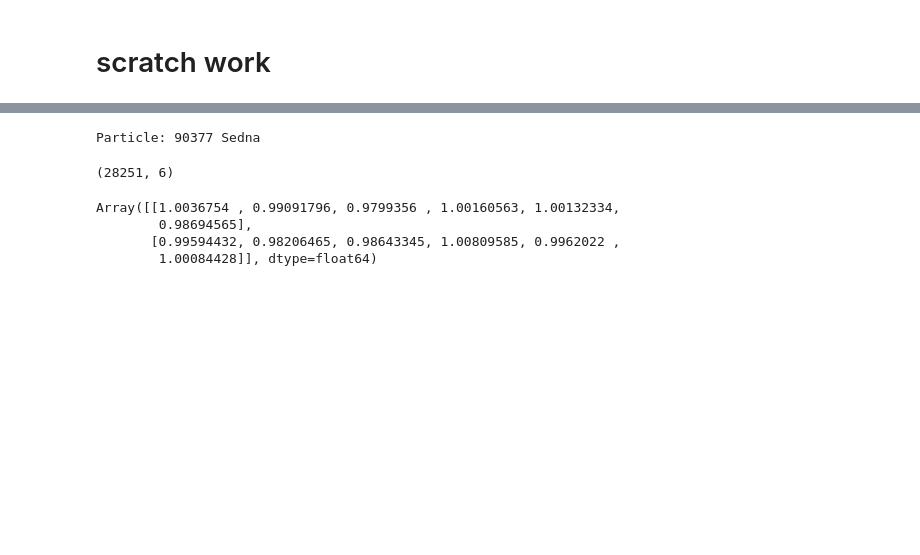
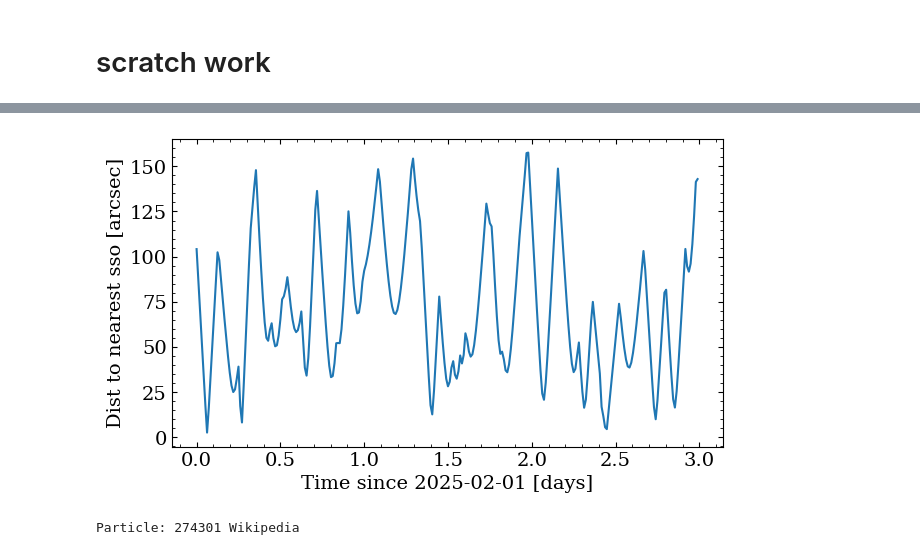
Before and after one commit to ben-cassese/jorbit, a Jupyter notebook: scratch.ipynb, the cells around one changed output, grey strips where cells are left out. Saved outputs shown, nothing was run; the diff lists cells and outputs as text; code cells hidden in the pictures; blank space fills up the shorter version.

```diff
--- a/scratch.ipynb
+++ b/scratch.ipynb
@@ -3,3 +29,14 @@
+# %%
+dists = nearest_asteroid(
+    coordinate=SkyCoord(ra=0*u.deg, dec=0*u.deg),
+    times=Time("2025-02-01") + np.arange(0, 3, 1/24/4)*u.day,
+)
+# %%
+fig, ax = plt.subplots()
+ax.plot(np.arange(0, 3, 1/24/4), dists)
+ax.set(xlabel="Time since 2025-02-01 [days]", ylabel="Dist to nearest sso [arcsec]");
+# %% [output]
+[figure, added]
 # %%
 import jax
 
@@ -26,8 +60,8 @@ for n in nights:
 times = Time(times)
 
 
-# obj = Horizons(id="274301", location="695@399", epochs=times.utc.jd)
-obj = Horizons(id="90377", location="695@399", epochs=times.utc.jd)
+obj = Horizons(id="274301", location="695@399", epochs=times.utc.jd)
+# obj = Horizons(id="90377", location="695@399", epochs=times.utc.jd)
 pts = obj.ephemerides(extra_precision=True, quantities="1")
 
 coords = SkyCoord(pts["RA"], pts["DEC"], unit=(u.deg, u.deg))
@@ -42,19 +76,19 @@ obs = Observations(
 )
 
 
-# obj = Horizons(id="274301", location="500@0", epochs=times.tdb.jd[0])
-obj = Horizons(id="90377", location="500@0", epochs=times.tdb.jd[0])
+obj = Horizons(id="274301", location="500@0", epochs=times.tdb.jd[0])
+# obj = Horizons(id="90377", location="500@0", epochs=times.tdb.jd[0])
 vecs = obj.vectors(refplane="earth")
 true_x0 = jnp.array([vecs["x"], vecs["y"], vecs["z"]]).T[0]
 true_v0 = jnp.array([vecs["vx"], vecs["vy"], vecs["vz"]]).T[0]
 
 
+p0 = Particle(
+    x=true_x0, v=true_v0, time=times[0], name="274301 Wikipedia", observations=obs
+)
 # p0 = Particle(
-#     x=true_x0, v=true_v0, time=times[0], name="274301 Wikipedia", observations=obs
+#     x=true_x0, v=true_v0, time=times[0], name="90377 Sedna", observations=obs,
 # )
-p0 = Particle(
-    x=true_x0, v=true_v0, time=times[0], name="90377 Sedna", observations=obs,
-)
 p0
 # %% [output]
-Particle: 90377 Sedna
+Particle: 274301 Wikipedia
@@ -71,11 +94,0 @@ samples = p0.fit_mcmc(
-# %%
-samples.shape
-# %% [output]
-(28251, 6)
-# %%
-samples
-# %% [output]
-Array([[1.0036754 , 0.99091796, 0.9799356 , 1.00160563, 1.00132334,
-        0.98694565],
-       [0.99594432, 0.98206465, 0.98643345, 1.00809585, 0.9962022 ,
-        1.00084428]], dtype=float64)
```
Also changed, not shown: parts of 17 cells of this notebook, 13 other files.
